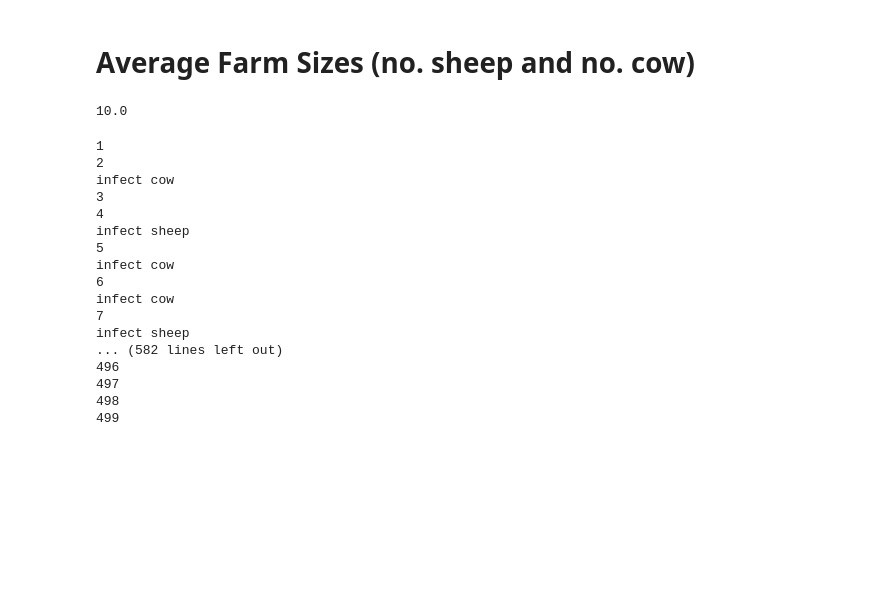
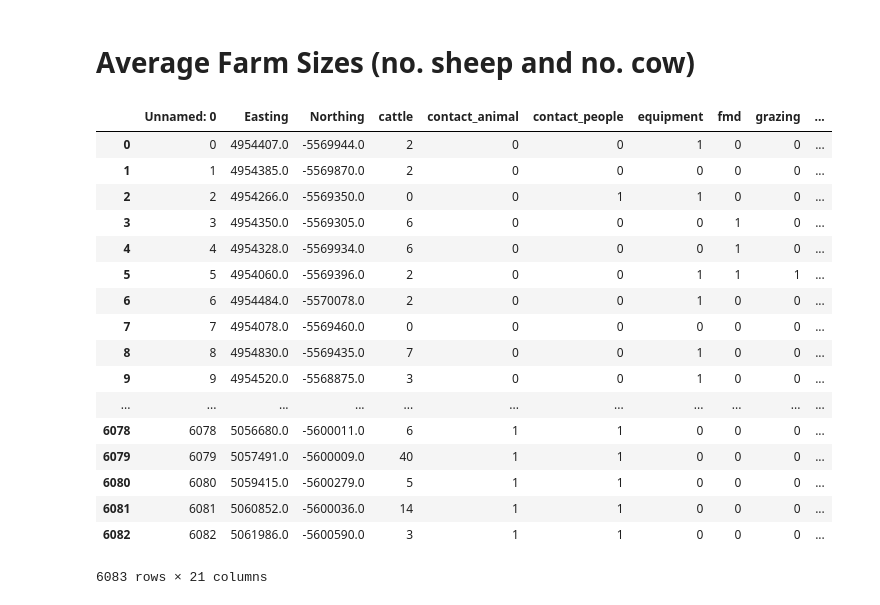
Before and after one commit to susiecant/FMD-RSG, a Jupyter notebook: Main_Notebooks/Within Farm Dynamics.ipynb, the cells around one changed output. Saved outputs shown, nothing was run; the diff lists cells and outputs as text; code cells hidden in the pictures; blank space fills up the shorter version.

```diff
--- a/Main_Notebooks/Within Farm Dynamics.ipynb
+++ b/Main_Notebooks/Within Farm Dynamics.ipynb
@@ -13,5 +13,5 @@ import copy
 # %% [markdown]
 # Average Farm Sizes (no. sheep and no. cow)
 # %%
-Data=pd.read_csv("All_data.txt",sep = '\t', header = 0)
+Data=pd.read_csv("All_data",sep = '\t', header = 0)
 # %%
@@ -35,13 +37,28 @@ r = np.random.negative_binomial(30, 30/38, N) #Draw infectious periods (8 days)
 q = np.random.negative_binomial(2*28, 2*28/(4*28), N) #Draw immune periods (2 months)
 v = np.random.negative_binomial(6*28, 6*28/(12*28))
 tr = 2*np.ones(1)
-# %%
-NumLivestock
-# %% [output]
-10.0
+# %%
+Data
+# %% [output]
+|  | Unnamed: 0 | Easting | Northing | cattle | contact_animal | contact_people | equipment | fmd | grazing | ... |
+| 0 | 0 | 4954407.0 | -5569944.0 | 2 | 0 | 0 | 1 | 0 | 0 | ... |
+| 1 | 1 | 4954385.0 | -5569870.0 | 2 | 0 | 0 | 0 | 0 | 0 | ... |
+| 2 | 2 | 4954266.0 | -5569350.0 | 0 | 0 | 1 | 1 | 0 | 0 | ... |
+| 3 | 3 | 4954350.0 | -5569305.0 | 6 | 0 | 0 | 0 | 1 | 0 | ... |
+| 4 | 4 | 4954328.0 | -5569934.0 | 6 | 0 | 0 | 0 | 1 | 0 | ... |
+| 5 | 5 | 4954060.0 | -5569396.0 | 2 | 0 | 0 | 1 | 1 | 1 | ... |
+| 6 | 6 | 4954484.0 | -5570078.0 | 2 | 0 | 0 | 1 | 0 | 0 | ... |
+| 7 | 7 | 4954078.0 | -5569460.0 | 0 | 0 | 0 | 0 | 0 | 0 | ... |
+| 8 | 8 | 4954830.0 | -5569435.0 | 7 | 0 | 0 | 1 | 0 | 0 | ... |
+| 9 | 9 | 4954520.0 | -5568875.0 | 3 | 0 | 0 | 1 | 0 | 0 | ... |
+| ... | ... | ... | ... | ... | ... | ... | ... | ... | ... | ... |
+| 6078 | 6078 | 5056680.0 | -5600011.0 | 6 | 1 | 1 | 0 | 0 | 0 | ... |
+| 6079 | 6079 | 5057491.0 | -5600009.0 | 40 | 1 | 1 | 0 | 0 | 0 | ... |
+| 6080 | 6080 | 5059415.0 | -5600279.0 | 5 | 1 | 1 | 0 | 0 | 0 | ... |
+| 6081 | 6081 | 5060852.0 | -5600036.0 | 14 | 1 | 1 | 0 | 0 | 0 | ... |
+| 6082 | 6082 | 5061986.0 | -5600590.0 | 3 | 1 | 1 | 0 | 0 | 0 | ... |
+6083 rows × 21 columns
 # %%
-cattle = round(np.mean(Data['cattle'].values))
-sheep = round(np.mean(Data['sr'].values))
 t = 0
 A = np.zeros(shape = (1, 10))
 A[:,0] = -1
@@ -55,51 +72,50 @@ A[initial, ] = [initial, 0, s[initial], r[initial], tr[initial], q[initial], 0,
 
 infect_cow = 1
 infect_sheep = 0
-tmax = 500
+tmax = 100
 λ = 0.1
-μ = 0.01
+μ = 0.98
 InfectedTime = np.zeros(tmax)
 
 while t < tmax:
     t = t+1
-    print(t)
+#     print(t)
     infNum = 0
 
     ################################### WITHIN FARM INFECTION ####################################
     Num_livestock = infect_cow + infect_sheep
     inf = 1-((1-λ)**Num_livestock)
-    for animals in range(Num_livestock):
+    for animals in range(NumLivestock):
 
         p_beta = np.random.uniform(0,1)
 
-        if (p_beta<inf) and (infect_sheep+infect_cow)<=Num_livestock:
+        if (p_beta<inf) and (infect_sheep+infect_cow)<=NumLivestock:
             if (random.random() < 0.5 and sheep>=1 and infect_sheep<sheep):
-                print('infect sheep')
+#                 print('infect sheep')
                 infect_sheep += 1
             elif (cattle>=1 and infect_cow<cattle):
-                print('infect cow')
+#                 print('infect cow')
                 infect_cow +=1
 
 
     #### WITHIN FARM RECOVERY ####
     infected = infect_cow+infect_sheep
     InfectedTime[t] = infected
+
     for animals in range(int(infect_cow+infect_sheep)):
         recover = np.random.uniform(0,1)
 
         if recover < μ and (infect_sheep+infect_cow) >=1 :
             if (random.random() <(infect_sheep/(infect_sheep+infect_cow)) and infect_sheep>=1 ):
-                print('recover sheep')
+#                 print('recover sheep')
                 infect_sheep -= 1
             elif infect_cow>=1:
-                print('recover cow', infect_cow)
+#                 print('recover cow', infect_cow)
                 infect_cow -=1
             if infect_sheep+infect_cow ==0:
                 I = 4
                 infect_sheep= 0
                 infect_cow= 0
-                cattle= 0
-                sheep = 0
                 A[0, 6] = A[0, 5] +t
     ################################### end of each day #########################################
 
@@ -109,24 +125,6 @@ while t < tmax:
     if t == (tmax-1):
         InfectedTime[t] = infect_cow + infect_sheep
         break
-# %% [output]
-1
-2
-infect cow
-3
-4
-infect sheep
-5
-infect cow
-6
-infect cow
-7
-infect sheep
-... (582 lines left out)
-496
-497
-498
-499
 # %%
 plt.plot(range(tmax), InfectedTime)
 # plt.xlim([0,15])
```
Also changed, not shown: parts of 2 cells of this notebook.
